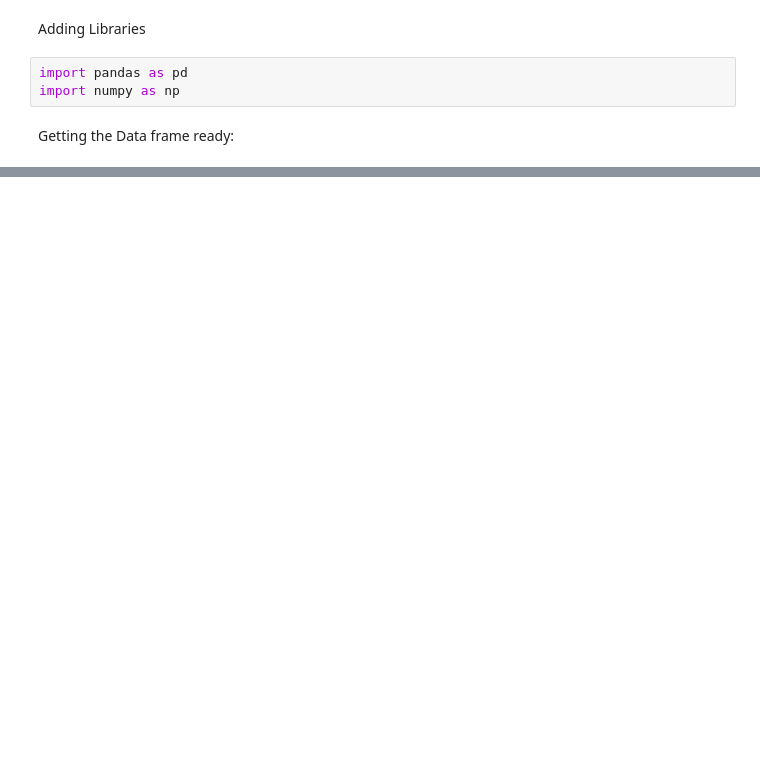
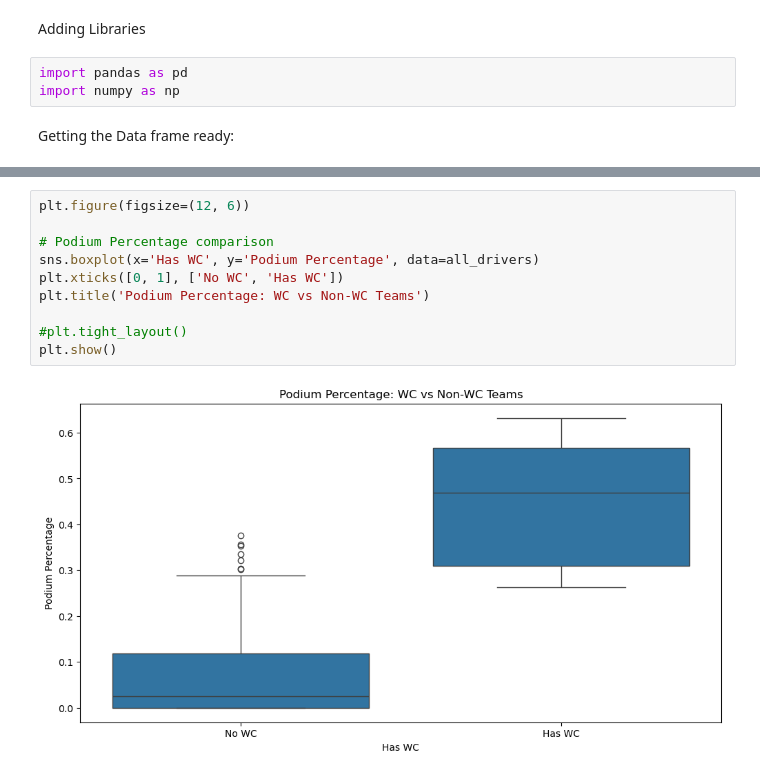
Before and after one commit to Dekamayaro/F1-Prediction-Project, a Jupyter notebook: project.ipynb, the cells around one changed output, grey strips where cells are left out. Saved outputs shown, nothing was run; the diff lists cells and outputs as text; blank space fills up the shorter version.

```diff
--- a/project.ipynb
+++ b/project.ipynb
@@ -180,0 +196,12 @@ all_races.head(n = 20)
+# %%
+plt.figure(figsize=(12, 6))
+
+# Podium Percentage comparison
+sns.boxplot(x='Has WC', y='Podium Percentage', data=all_drivers)
+plt.xticks([0, 1], ['No WC', 'Has WC'])
+plt.title('Podium Percentage: WC vs Non-WC Teams')
+
+#plt.tight_layout()
+plt.show()
+# %% [output]
+[figure, added]
```
Also changed, not shown: parts of 1 cell of this notebook.
